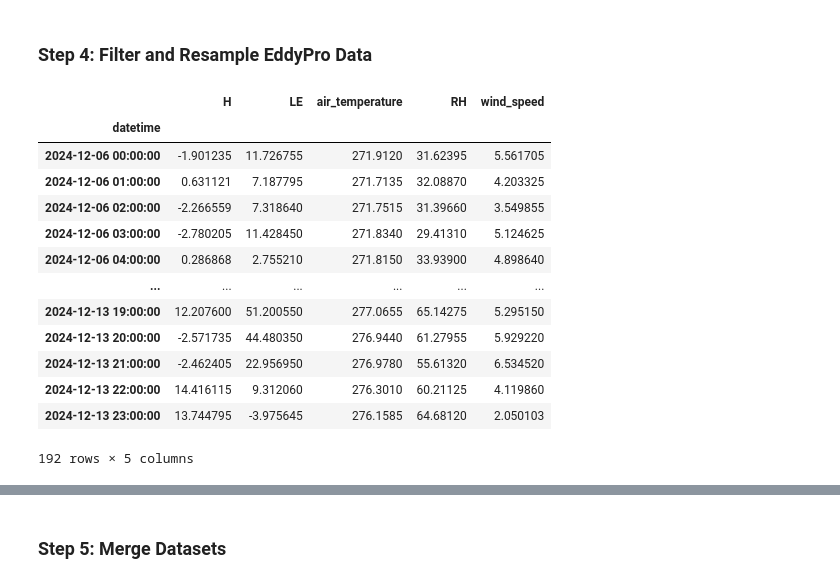
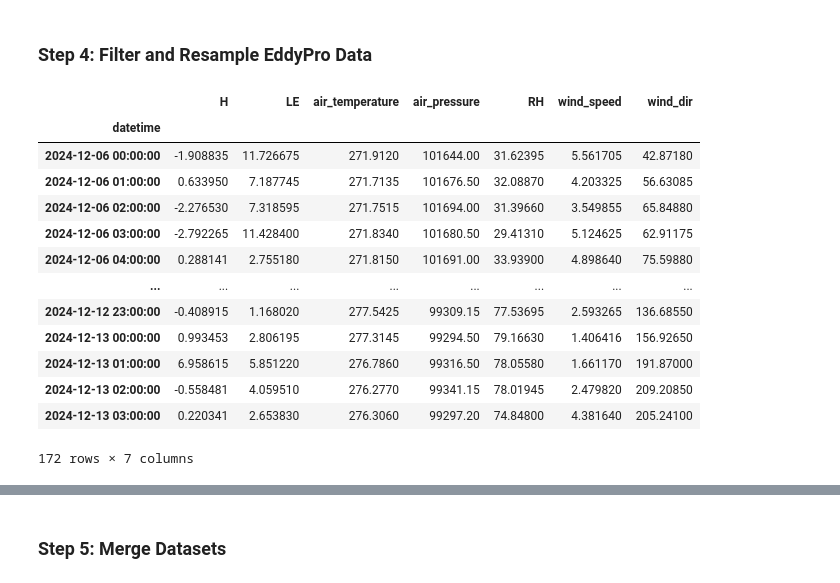
Before and after one commit to cryohydromettools/cryoextremes-practicals, a Jupyter notebook: 2_seb_tower.ipynb, the cells around one changed output, grey strips where cells are left out. Cells and saved outputs as stored; diff of their text form; code cells hidden in the pictures.

```diff
--- a/2_seb_tower.ipynb
+++ b/2_seb_tower.ipynb
@@ -42,7 +42,7 @@ df_tower
 ### Step 3: Inspect EddyPro Output Columns
 # %%
 # File path to EddyPro full output file
-file_path = "/home/lacrio/cryoextremes-practicals/data/EP/Pinguim_EP/eddypro_PG_OP43_full_output_2025-04-22T110846_exp.csv"
+file_path = "/home/lacrio/cryoextremes-practicals/data/EP/eddypro_PG_OP43_full_output_2026-10-07T104038_exp.csv"
 
 # Load CSV ignoring top metadata header rows and treating -9999 as missing values
 df = pd.read_csv(file_path, sep=",", skiprows=[0, 2], na_values=-9999)
@@ -60,28 +60,29 @@ Index(['filename', 'date', 'time', 'DOY', 'daytime', 'file_records',
 ### Step 4: Filter and Resample EddyPro Data
 # %%
 # Select target micrometeorological variables
-df_sel = df[["date", "time", "H", "LE", "air_temperature", "RH", "wind_speed"]].copy()
+df_sel = df[["date", "time", "H", "LE", "air_temperature", 'air_pressure', "RH", "wind_speed", "wind_dir"]].copy()
+
 
 # Construct datetime index and apply time zone shift (+3 hours)
 df_sel["datetime"] = pd.to_datetime(df_sel["date"] + " " + df_sel["time"]) + pd.Timedelta(hours=3)
 df_sel = df_sel.set_index("datetime").drop(columns=["date", "time"])
 
 # Restrict time range and resample to 1-hour averages
 df_sel = df_sel.loc["2024-12-06":"2024-12-13"].resample("1h").mean()
 
 df_sel
 # %% [output]
-|  | H | LE | air_temperature | RH | wind_speed |
-| datetime |  |  |  |  |  |
-| 2024-12-06 00:00:00 | -1.901235 | 11.726755 | 271.9120 | 31.62395 | 5.561705 |
-| 2024-12-06 01:00:00 | 0.631121 | 7.187795 | 271.7135 | 32.08870 | 4.203325 |
-| 2024-12-06 02:00:00 | -2.266559 | 7.318640 | 271.7515 | 31.39660 | 3.549855 |
-| 2024-12-06 03:00:00 | -2.780205 | 11.428450 | 271.8340 | 29.41310 | 5.124625 |
-| 2024-12-06 04:00:00 | 0.286868 | 2.755210 | 271.8150 | 33.93900 | 4.898640 |
-| ... | ... | ... | ... | ... | ... |
-| 2024-12-13 19:00:00 | 12.207600 | 51.200550 | 277.0655 | 65.14275 | 5.295150 |
-| 2024-12-13 20:00:00 | -2.571735 | 44.480350 | 276.9440 | 61.27955 | 5.929220 |
-| 2024-12-13 21:00:00 | -2.462405 | 22.956950 | 276.9780 | 55.61320 | 6.534520 |
-| 2024-12-13 22:00:00 | 14.416115 | 9.312060 | 276.3010 | 60.21125 | 4.119860 |
-| 2024-12-13 23:00:00 | 13.744795 | -3.975645 | 276.1585 | 64.68120 | 2.050103 |
+|  | H | LE | air_temperature | air_pressure | RH | wind_speed | wind_dir |
+| datetime |  |  |  |  |  |  |  |
+| 2024-12-06 00:00:00 | -1.908835 | 11.726675 | 271.9120 | 101644.00 | 31.62395 | 5.561705 | 42.87180 |
+| 2024-12-06 01:00:00 | 0.633950 | 7.187745 | 271.7135 | 101676.50 | 32.08870 | 4.203325 | 56.63085 |
+| 2024-12-06 02:00:00 | -2.276530 | 7.318595 | 271.7515 | 101694.00 | 31.39660 | 3.549855 | 65.84880 |
+| 2024-12-06 03:00:00 | -2.792265 | 11.428400 | 271.8340 | 101680.50 | 29.41310 | 5.124625 | 62.91175 |
+| 2024-12-06 04:00:00 | 0.288141 | 2.755180 | 271.8150 | 101691.00 | 33.93900 | 4.898640 | 75.59880 |
+| ... | ... | ... | ... | ... | ... | ... | ... |
+| 2024-12-12 23:00:00 | -0.408915 | 1.168020 | 277.5425 | 99309.15 | 77.53695 | 2.593265 | 136.68550 |
+| 2024-12-13 00:00:00 | 0.993453 | 2.806195 | 277.3145 | 99294.50 | 79.16630 | 1.406416 | 156.92650 |
+| 2024-12-13 01:00:00 | 6.958615 | 5.851220 | 276.7860 | 99316.50 | 78.05580 | 1.661170 | 191.87000 |
+| 2024-12-13 02:00:00 | -0.558481 | 4.059510 | 276.2770 | 99341.15 | 78.01945 | 2.479820 | 209.20850 |
+| 2024-12-13 03:00:00 | 0.220341 | 2.653830 | 276.3060 | 99297.20 | 74.84800 | 4.381640 | 205.24100 |
-192 rows × 5 columns
+172 rows × 7 columns
```
Also changed, not shown: parts of 7 cells of this notebook, 5 other files.
